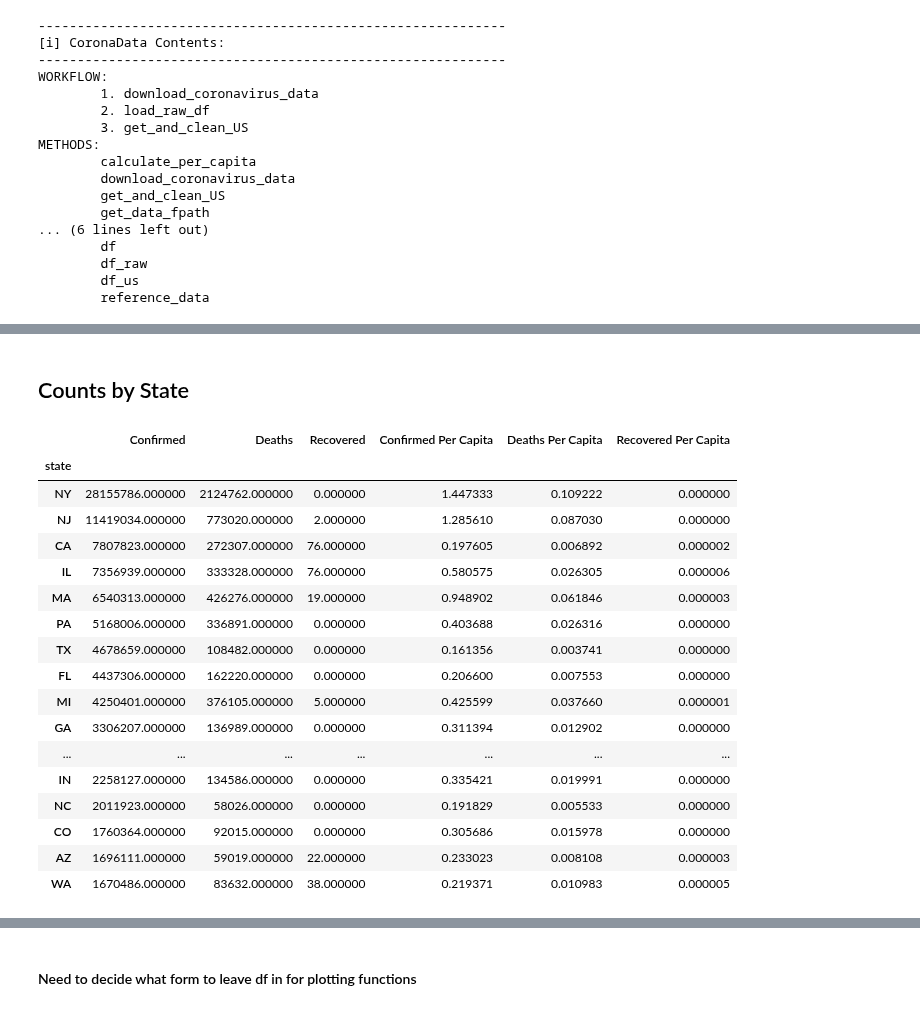
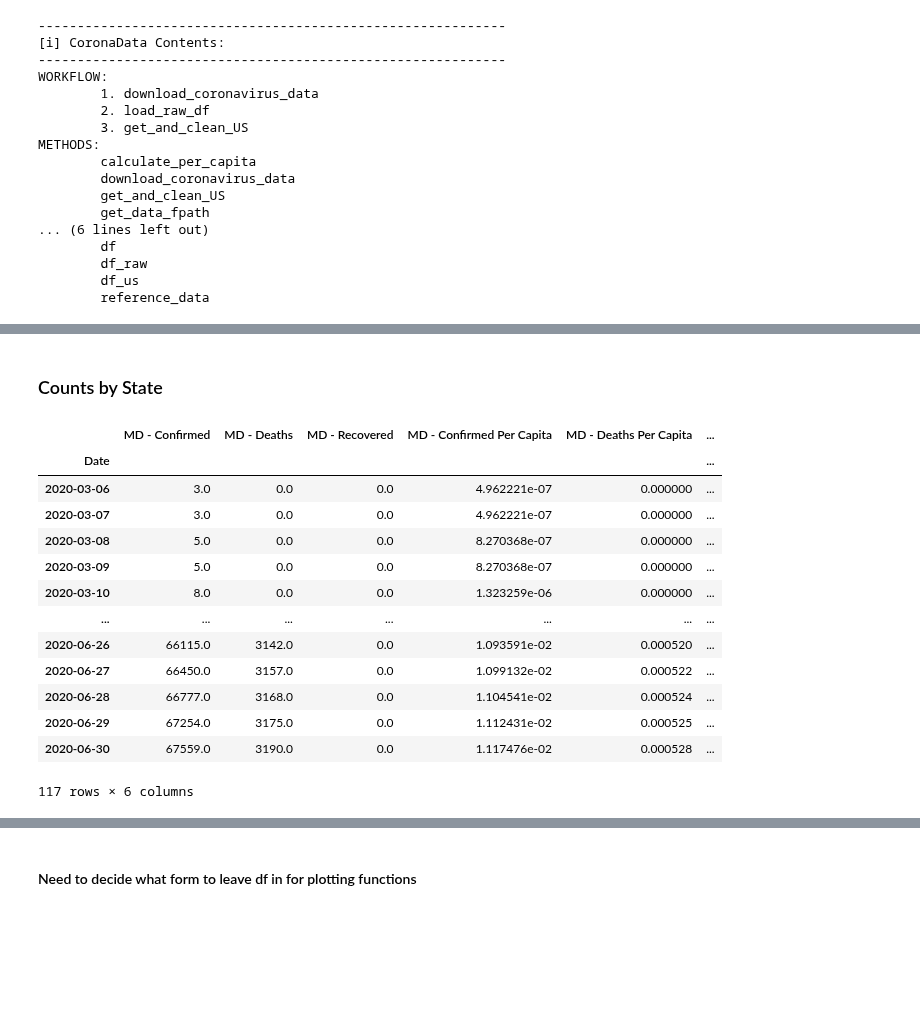
Before and after one commit to jirvingphd/playing-with-coronavirus-data, a Jupyter notebook: coronavirus-best.ipynb, the cells around one changed output, grey strips where cells are left out. Saved outputs shown, nothing was run; the diff lists cells and outputs as text; code cells hidden in the pictures; blank space fills up the shorter version.

```diff
--- a/coronavirus-best.ipynb
+++ b/coronavirus-best.ipynb
@@ -800,25 +818,23 @@ corona.df_us
 # %% [markdown]
-## Counts by State
+### Counts by State
+# %%
+corona.get_state_ts('MD')
+# %% [output]
+|  | MD - Confirmed | MD - Deaths | MD - Recovered | MD - Confirmed Per Capita | MD - Deaths Per Capita | ... |
+| Date |  |  |  |  |  | ... |
+| 2020-03-06 | 3.0 | 0.0 | 0.0 | 4.962221e-07 | 0.000000 | ... |
+| 2020-03-07 | 3.0 | 0.0 | 0.0 | 4.962221e-07 | 0.000000 | ... |
+| 2020-03-08 | 5.0 | 0.0 | 0.0 | 8.270368e-07 | 0.000000 | ... |
+| 2020-03-09 | 5.0 | 0.0 | 0.0 | 8.270368e-07 | 0.000000 | ... |
+| 2020-03-10 | 8.0 | 0.0 | 0.0 | 1.323259e-06 | 0.000000 | ... |
+| ... | ... | ... | ... | ... | ... | ... |
+| 2020-06-26 | 66115.0 | 3142.0 | 0.0 | 1.093591e-02 | 0.000520 | ... |
+| 2020-06-27 | 66450.0 | 3157.0 | 0.0 | 1.099132e-02 | 0.000522 | ... |
+| 2020-06-28 | 66777.0 | 3168.0 | 0.0 | 1.104541e-02 | 0.000524 | ... |
+| 2020-06-29 | 67254.0 | 3175.0 | 0.0 | 1.112431e-02 | 0.000525 | ... |
+| 2020-06-30 | 67559.0 | 3190.0 | 0.0 | 1.117476e-02 | 0.000528 | ... |
+117 rows × 6 columns
 # %%
-## Report Total Cases
-total_cases = df.groupby('state').sum()
-total_cases.sort_values('Confirmed',0,0).head(20).style.bar(['Deaths','Confirmed'])
+# ## Report Total Cases
+# total_cases = df.groupby('state').sum()
+# total_cases.sort_values('Confirmed',0,0).head(20).style.bar(['Deaths','Confirmed'])
-# %% [output]
-|  | Confirmed | Deaths | Recovered | Confirmed Per Capita | Deaths Per Capita | Recovered Per Capita |
-| state |  |  |  |  |  |  |
-| NY | 28155786.000000 | 2124762.000000 | 0.000000 | 1.447333 | 0.109222 | 0.000000 |
-| NJ | 11419034.000000 | 773020.000000 | 2.000000 | 1.285610 | 0.087030 | 0.000000 |
-| CA | 7807823.000000 | 272307.000000 | 76.000000 | 0.197605 | 0.006892 | 0.000002 |
-| IL | 7356939.000000 | 333328.000000 | 76.000000 | 0.580575 | 0.026305 | 0.000006 |
-| MA | 6540313.000000 | 426276.000000 | 19.000000 | 0.948902 | 0.061846 | 0.000003 |
-| PA | 5168006.000000 | 336891.000000 | 0.000000 | 0.403688 | 0.026316 | 0.000000 |
-| TX | 4678659.000000 | 108482.000000 | 0.000000 | 0.161356 | 0.003741 | 0.000000 |
-| FL | 4437306.000000 | 162220.000000 | 0.000000 | 0.206600 | 0.007553 | 0.000000 |
-| MI | 4250401.000000 | 376105.000000 | 5.000000 | 0.425599 | 0.037660 | 0.000001 |
-| GA | 3306207.000000 | 136989.000000 | 0.000000 | 0.311394 | 0.012902 | 0.000000 |
-| ... | ... | ... | ... | ... | ... | ... |
-| IN | 2258127.000000 | 134586.000000 | 0.000000 | 0.335421 | 0.019991 | 0.000000 |
-| NC | 2011923.000000 | 58026.000000 | 0.000000 | 0.191829 | 0.005533 | 0.000000 |
-| CO | 1760364.000000 | 92015.000000 | 0.000000 | 0.305686 | 0.015978 | 0.000000 |
-| AZ | 1696111.000000 | 59019.000000 | 22.000000 | 0.233023 | 0.008108 | 0.000003 |
-| WA | 1670486.000000 | 83632.000000 | 38.000000 | 0.219371 | 0.010983 | 0.000005 |
```
Also changed, not shown: parts of 30 cells of this notebook, 11 other files.
